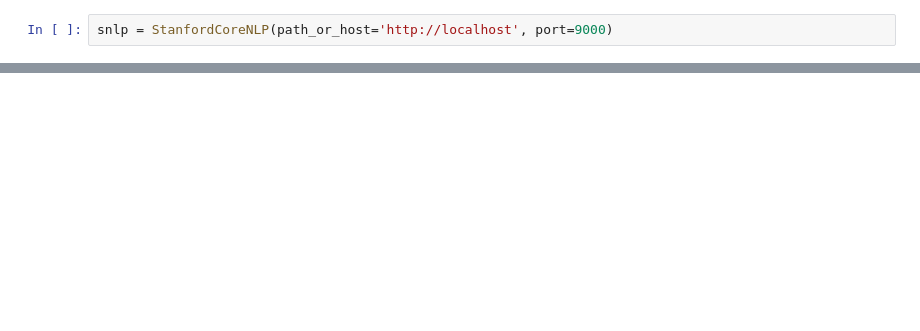
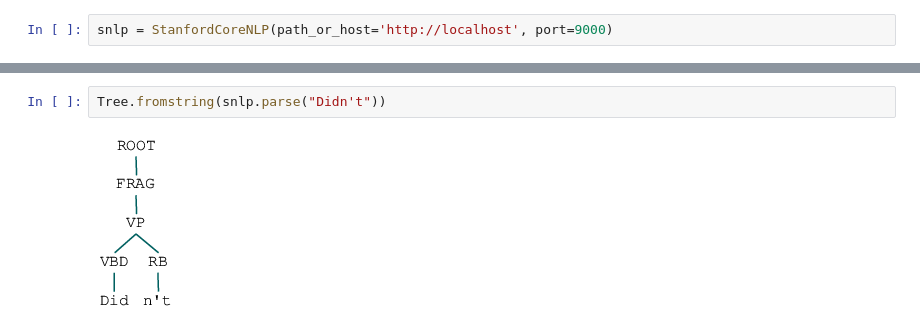
Before and after one commit to sudodoki/prj-nlp, a Jupyter notebook: students/SerhiiNechyporchuk/project/Project.ipynb, the cells around one changed output, grey strips where cells are left out. Drawn from its saved outputs; the diff is of its cells as text; blank space fills up the shorter version.

```diff
--- a/students/SerhiiNechyporchuk/project/Project.ipynb
+++ b/students/SerhiiNechyporchuk/project/Project.ipynb
@@ -113,0 +128,4 @@ print(snlp.parse("Look for attendees with Affordable Housing Specialist position
+# %%
+Tree.fromstring(snlp.parse("Didn't"))
+# %% [output]
+[figure, added]
```
Also changed, not shown: parts of 13 cells of this notebook, 3 other files.
